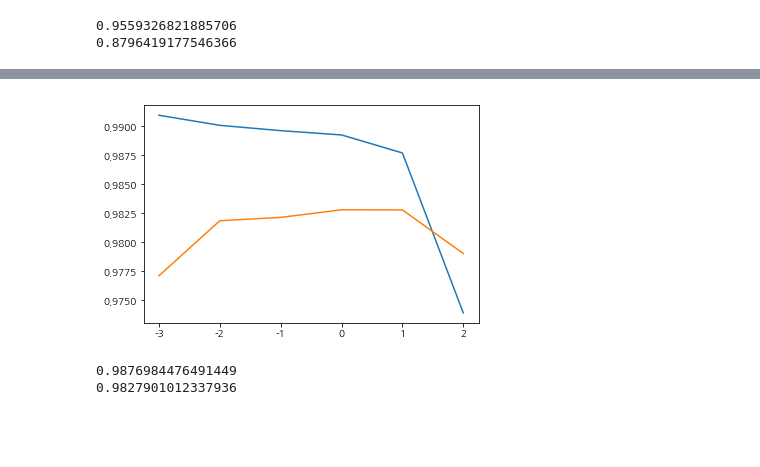
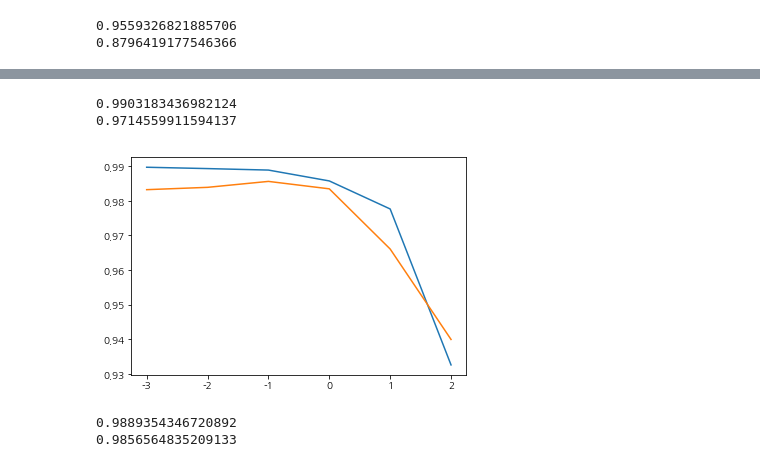
Before and after one commit to bigun192/ML_Basics, a Jupyter notebook: 7week regression/7week_homework.ipynb, the cells around one changed output, grey strips where cells are left out. Cells and saved outputs as stored; diff of their text form; code cells hidden in the pictures; blank space fills up the shorter version.

```diff
--- a/7week regression/7week_homework.ipynb
+++ b/7week regression/7week_homework.ipynb
@@ -143,3 +109,13 @@ array([[-1.01339619, -1.01007487, -1.01952321, -0.9549757 , -0.9496784 ,
+# %%
+
+
+lr = LinearRegression()
+lr.fit(train_scaled, train_target)
+print(lr.score(train_scaled, train_target))
+print(lr.score(test_scaled, test_target))
+# %% [output]
+0.9903183436982124
+0.9714559911594137
 # %%
 from sklearn.linear_model import Ridge
 train_score = []
@@ -156,12 +132,12 @@ for alpha in alpha_list:
 # %%
 plt.plot(np.log10(alpha_list), train_score)
 plt.plot(np.log10(alpha_list), test_score)
 plt.show()
-ridge = Ridge(10)
+ridge = Ridge(0.1)
 ridge.fit(train_scaled, train_target)
 print(ridge.score(train_scaled, train_target))
 print(ridge.score(test_scaled, test_target))
 # %% [output]
-[figure, old version]
+[figure, new version]
-0.9876984476491449
-0.9827901012337936
+0.9889354346720892
+0.9856564835209133
```
Also changed, not shown: parts of 8 cells of this notebook.
